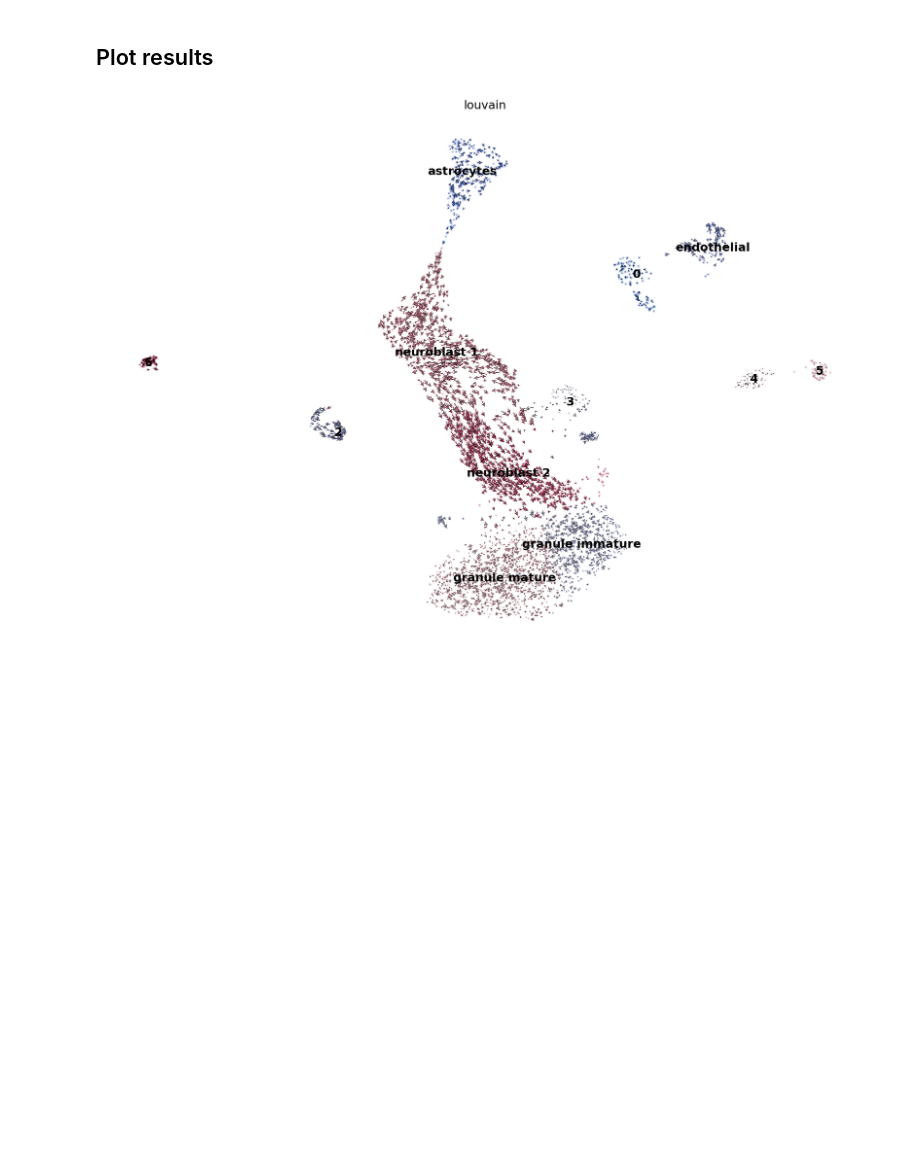
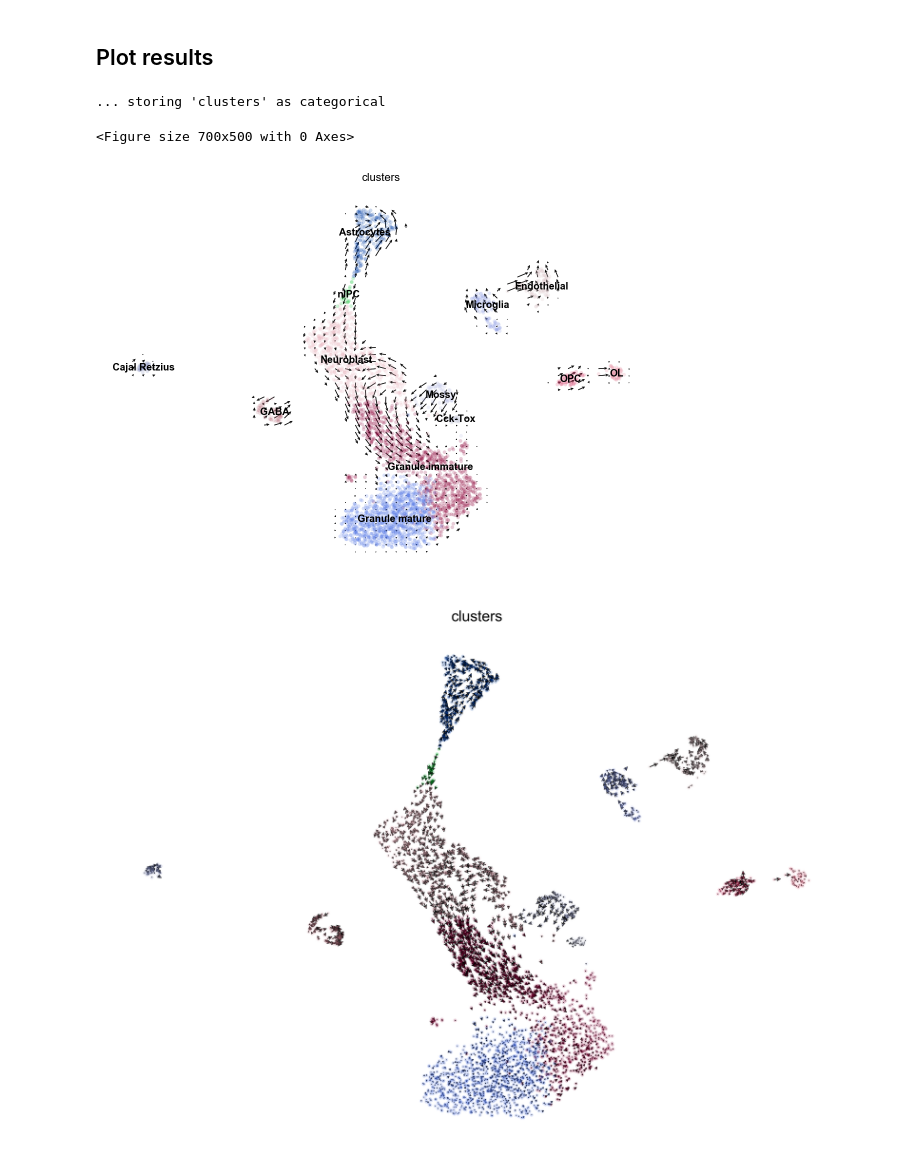
Before and after one commit to theislab/scvelo_notebooks, a Jupyter notebook: DentateGyrus.ipynb, the cells around one changed output. Saved outputs shown, nothing was run; the diff lists cells and outputs as text; code cells hidden in the pictures; blank space fills up the shorter version.

```diff
--- a/DentateGyrus.ipynb
+++ b/DentateGyrus.ipynb
@@ -101,7 +93,13 @@ computing velocity embedding
 # %% [markdown]
 ## Plot results
 # %%
-ax = scv.pl.velocity_embedding(adata, basis='umap', color='louvain', legend_loc='on data', legend_fontsize=12)
+scv.pl.velocity_embedding_grid(adata, legend_loc='on data')
 # %% [output]
+... storing 'clusters' as categorical
+<Figure size 700x500 with 0 Axes>
-[figure, old version]
+[figure, new version]
+# %%
+scv.pl.velocity_embedding(adata, dpi=200)
+# %% [output]
+[figure, added]
 # %%
```
Also changed, not shown: parts of 19 cells of this notebook.
